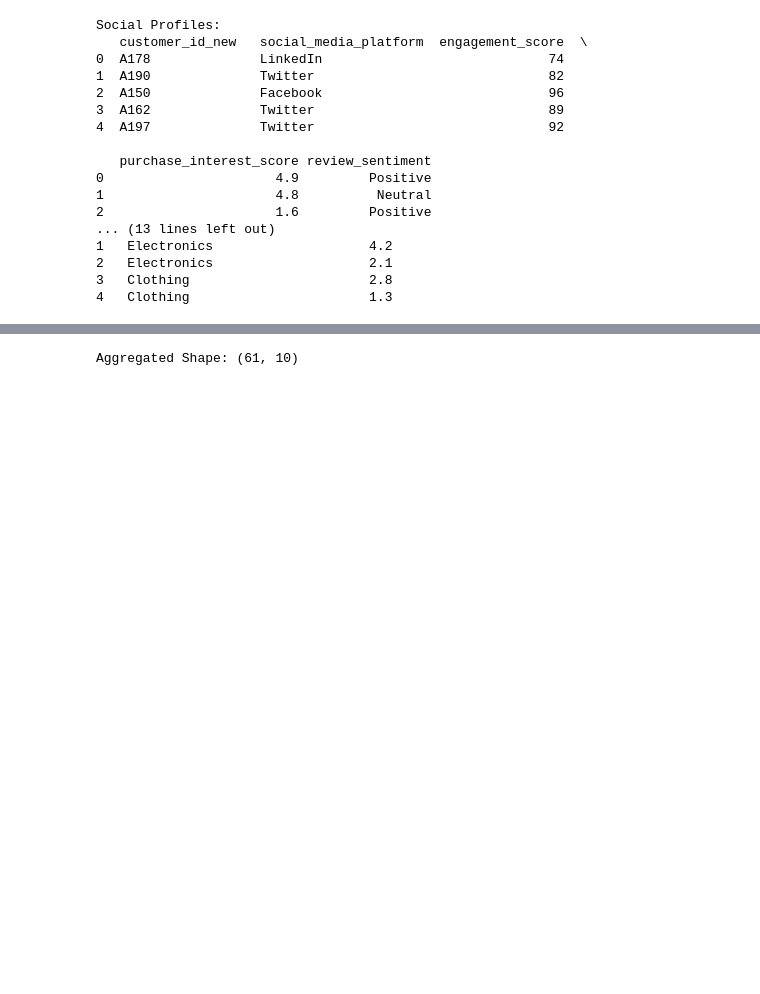
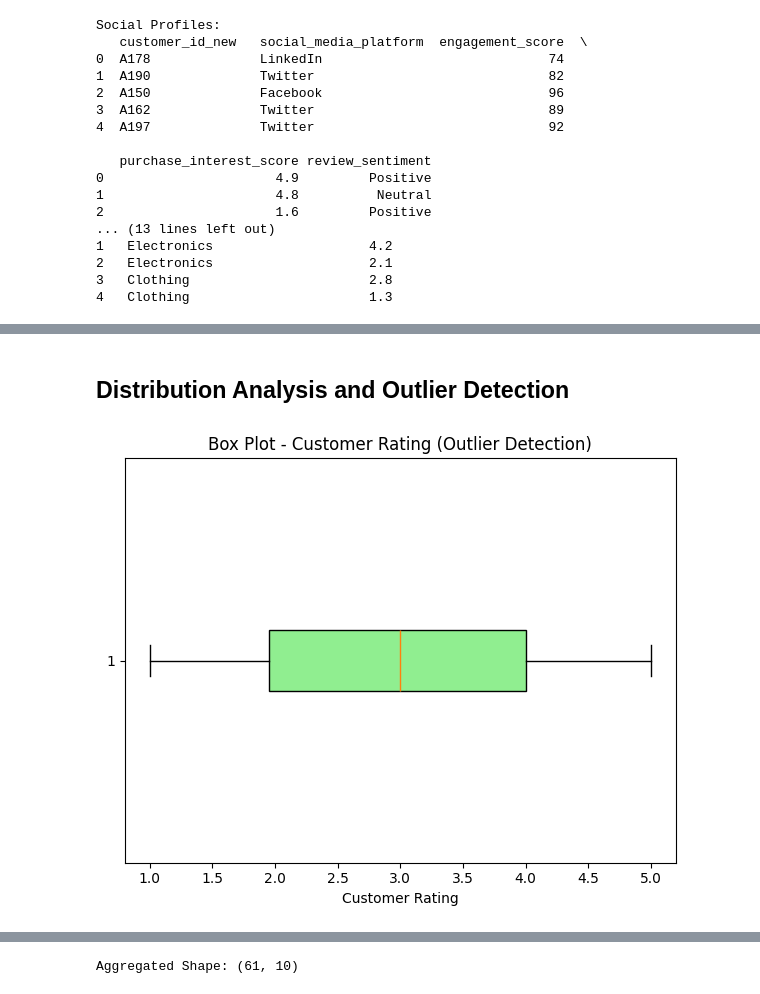
Before and after one commit to MichaelMusembi/GRP17_Multimodal_Data-_Preprocessing, a Jupyter notebook: multimodal-auth-system/notebook/data_preprocessing.ipynb, the cells around one changed output, grey strips where cells are left out. Cells and saved outputs as stored; diff of their text form; code cells hidden in the pictures; blank space fills up the shorter version.

```diff
--- a/multimodal-auth-system/notebook/data_preprocessing.ipynb
+++ b/multimodal-auth-system/notebook/data_preprocessing.ipynb
@@ -47,0 +131,13 @@ Social Profiles:
+# %% [markdown]
+## Distribution Analysis and Outlier Detection
+# %%
+# Box plot for customer rating (outlier detection)
+plt.figure(figsize=(6, 5))
+plt.boxplot(pd.to_numeric(transactions['customer_rating'], errors='coerce').dropna(),
+            vert=False, patch_artist=True, boxprops=dict(facecolor='lightgreen'))
+plt.title("Box Plot - Customer Rating (Outlier Detection)")
+plt.xlabel("Customer Rating")
+plt.tight_layout()
+plt.show()
+# %% [output]
+[figure, added]
```
Also changed, not shown: parts of 24 cells of this notebook.
